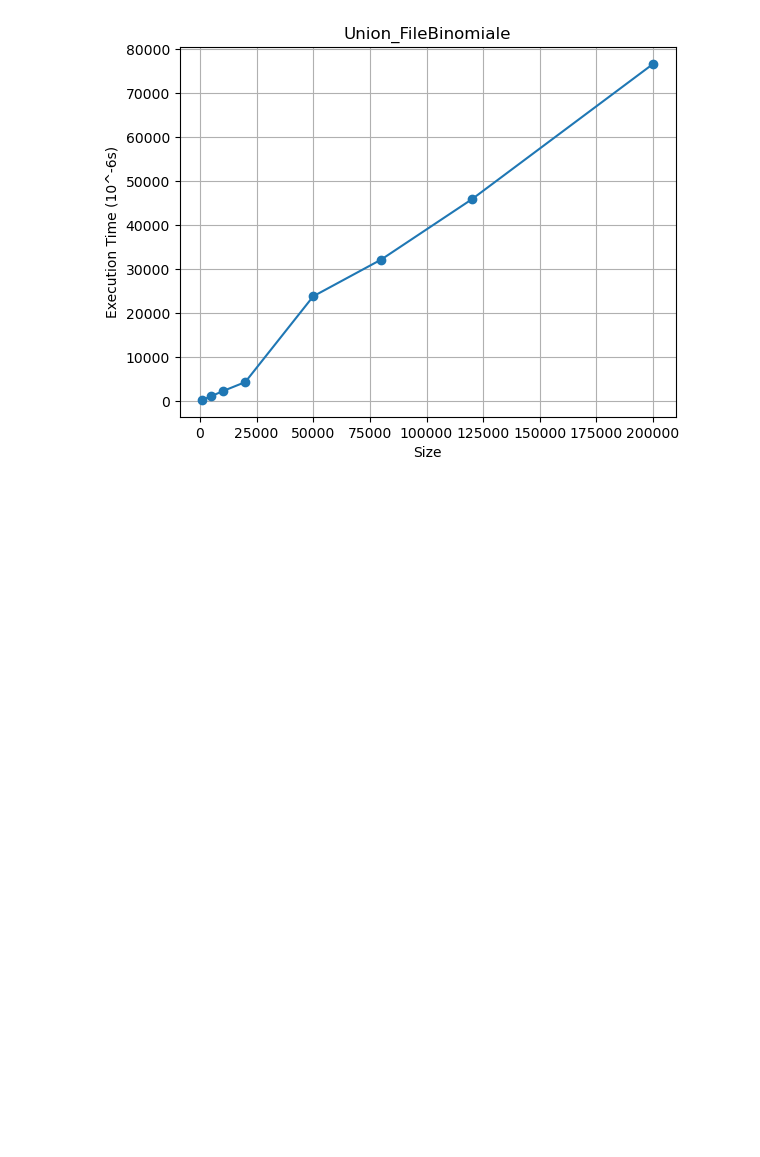
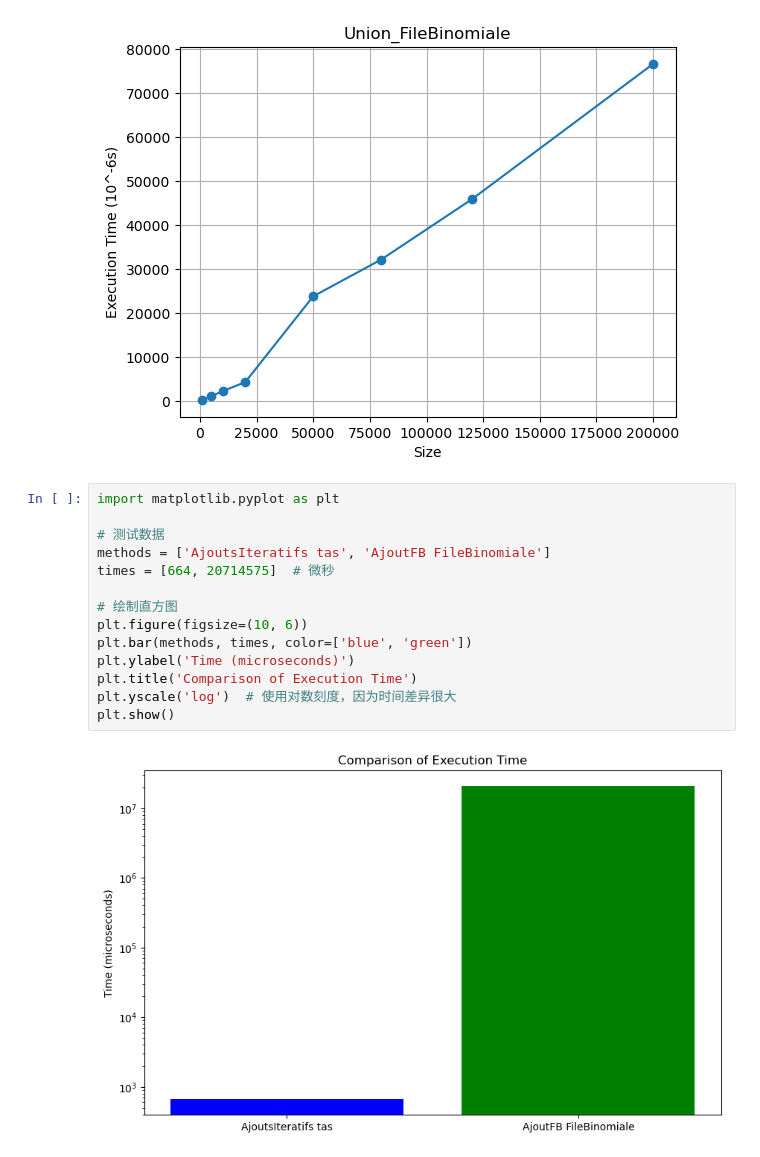
Before and after one commit to Mengxiao-LI/projet_algo, a Jupyter notebook: Graphe.ipynb, the cells around one changed output. Drawn from its saved outputs; the diff is of its cells as text; blank space fills up the shorter version.

```diff
--- a/Graphe.ipynb
+++ b/Graphe.ipynb
@@ -127,3 +127,19 @@ plt.grid(True)
 plt.show()
 # %% [output]
 [figure]
+# %%
+import matplotlib.pyplot as plt
+
+# 测试数据
+methods = ['AjoutsIteratifs tas', 'AjoutFB FileBinomiale']
+times = [664, 20714575]  # 微秒
+
+# 绘制直方图
+plt.figure(figsize=(10, 6))
+plt.bar(methods, times, color=['blue', 'green'])
+plt.ylabel('Time (microseconds)')
+plt.title('Comparison of Execution Time')
+plt.yscale('log')  # 使用对数刻度，因为时间差异很大
+plt.show()
+# %% [output]
+[figure, added]
```
Also changed, not shown: parts of 3 cells of this notebook.
